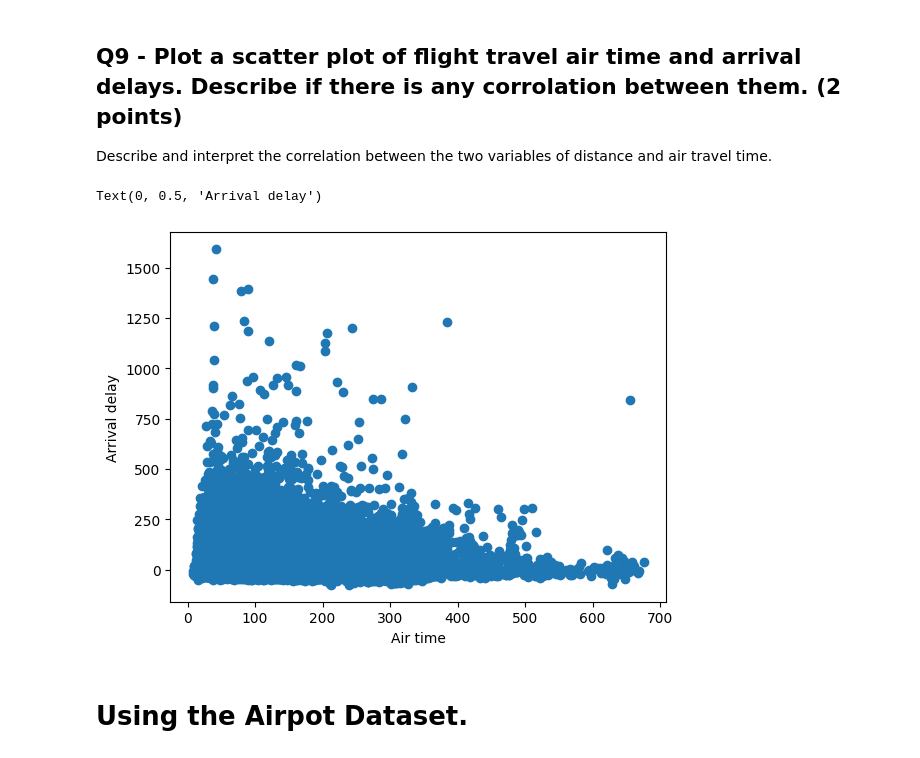
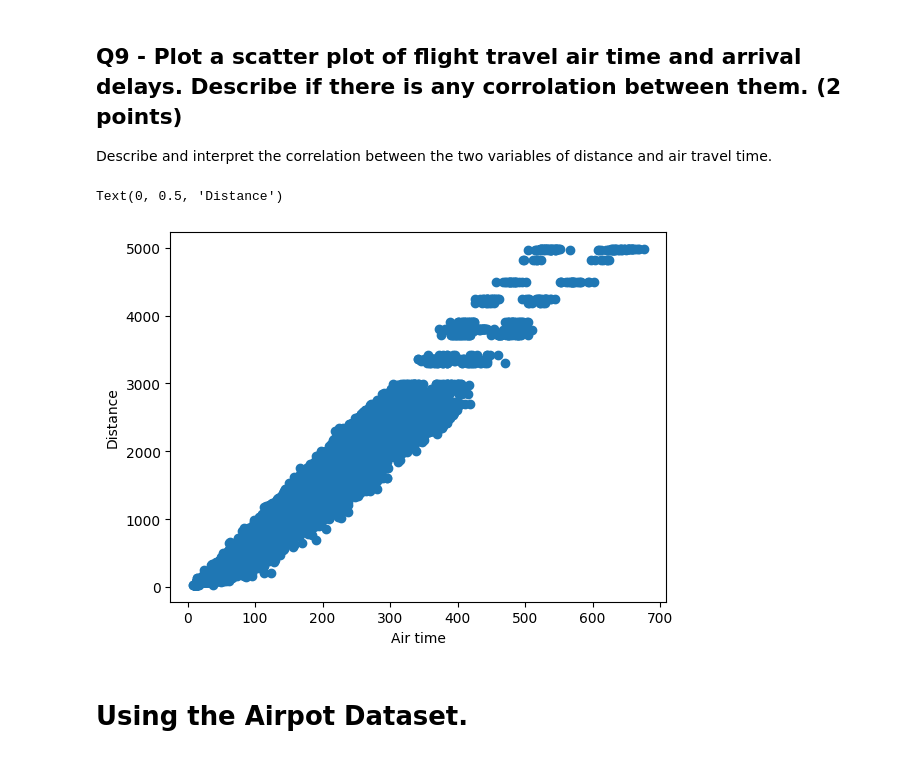
Before and after one commit to BictorFonseca/DataAnalysis, a Jupyter notebook: 329e_HW01_Spring24.ipynb, the cells around one changed output. Saved outputs shown, nothing was run; the diff lists cells and outputs as text; code cells hidden in the pictures.

```diff
--- a/329e_HW01_Spring24.ipynb
+++ b/329e_HW01_Spring24.ipynb
@@ -270,9 +270,12 @@ plt.show()
 Describe and interpret the correlation between the two variables of distance and air travel time.
 # %%
 # Add your code here!
-plt.scatter(df["AIR_TIME"], df["ARRIVAL_DELAY"])
+plt.scatter(df["AIR_TIME"], df["DISTANCE"])
 plt.xlabel("Air time")
-plt.ylabel("Arrival delay")
+plt.ylabel("Distance")
+
+# There is a positive correlation between air time and distance.
+# As distance increases, air time increases as the plane will have to fly for a longer period of time to reach its destination.
 # %% [output]
-Text(0, 0.5, 'Arrival delay')
+Text(0, 0.5, 'Distance')
-[figure, old version]
+[figure, new version]
```
Also changed, not shown: parts of 4 cells of this notebook.
